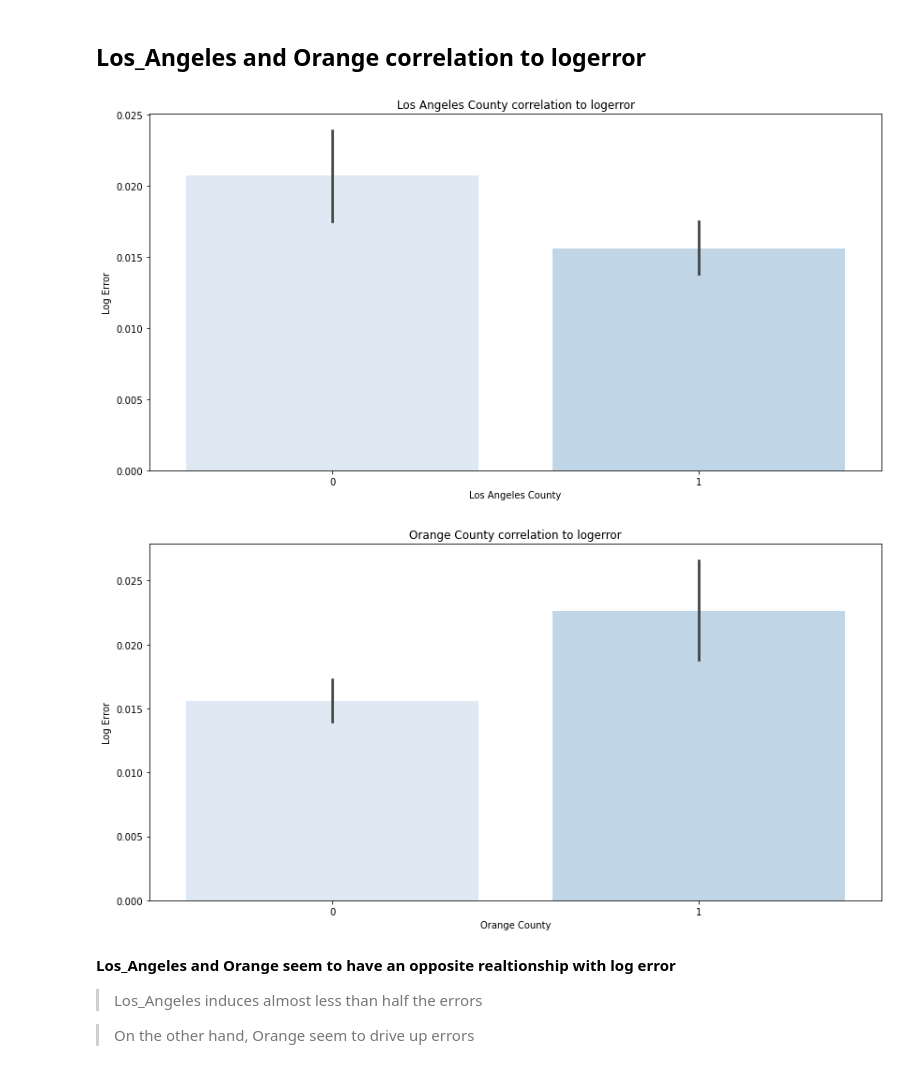
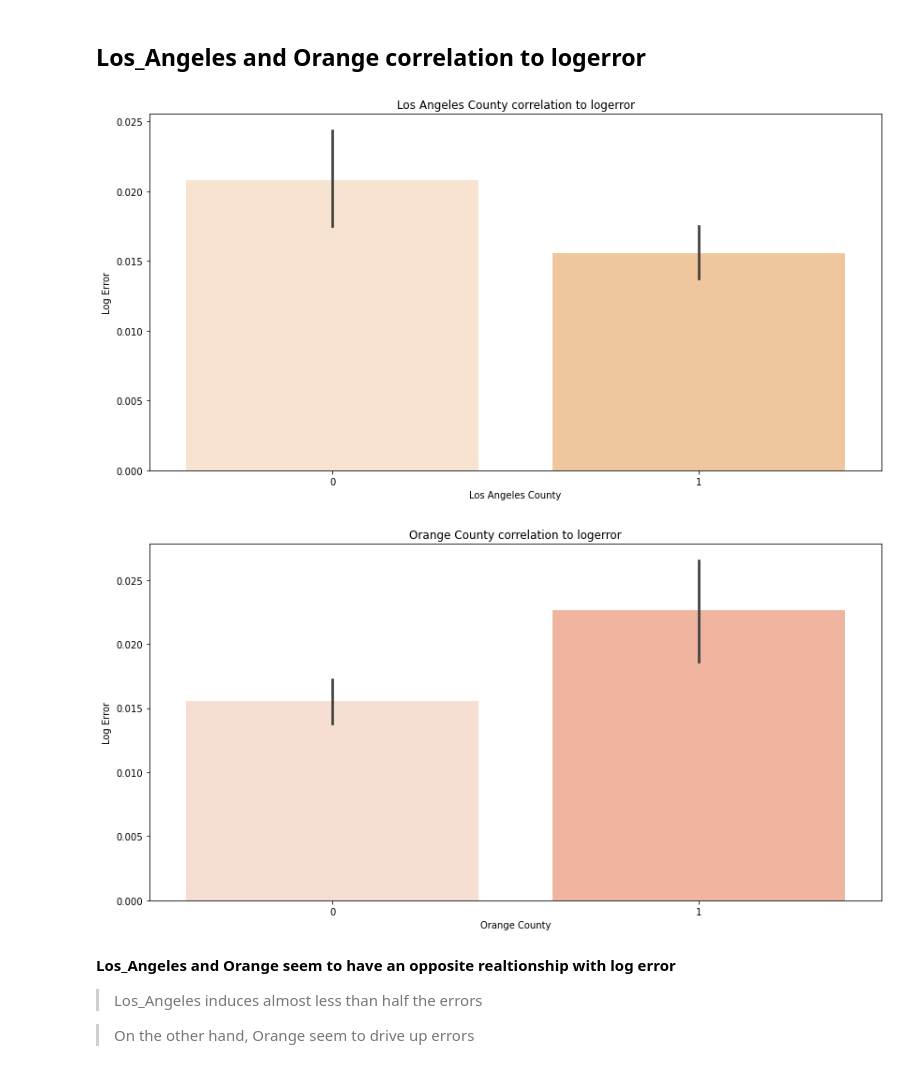
Before and after one commit to Severina7/clustering_project_zillow, a Jupyter notebook: clustering_project.ipynb, the cells around one changed output. Saved outputs shown, nothing was run; the diff lists cells and outputs as text; code cells hidden in the pictures.

```diff
--- a/clustering_project.ipynb
+++ b/clustering_project.ipynb
@@ -532,25 +570,25 @@ plt.show()
 ## Los_Angeles and Orange correlation to logerror
 # %%
 plt.figure(figsize=(14,7))
-with sb.color_palette('Blues'):
+with sb.color_palette('Oranges'):
     sb.barplot(x='Los_Angeles', y='logerror', data=train)
 plt.xlabel('Los Angeles County')
 plt.ylabel('Log Error')
 plt.title('Los Angeles County correlation to logerror')
 plt.show()
 # %% [output]
-[figure, old version]
+[figure, new version]
 # %%
 
 plt.figure(figsize=(14,7))
-with sb.color_palette('Blues'):
+with sb.color_palette('Reds'):
     sb.barplot(x='Orange', y='logerror', data=train)
 plt.xlabel('Orange County')
 plt.ylabel('Log Error')
 plt.title('Orange County correlation to logerror')
 plt.show()
 # %% [output]
-[figure, old version]
+[figure, new version]
 # %% [markdown]
 **Los_Angeles and Orange seem to have an opposite realtionship with log error**
 >Los_Angeles induces almost less than half the errors
```
Also changed, not shown: parts of 67 cells of this notebook, 4 other files.
